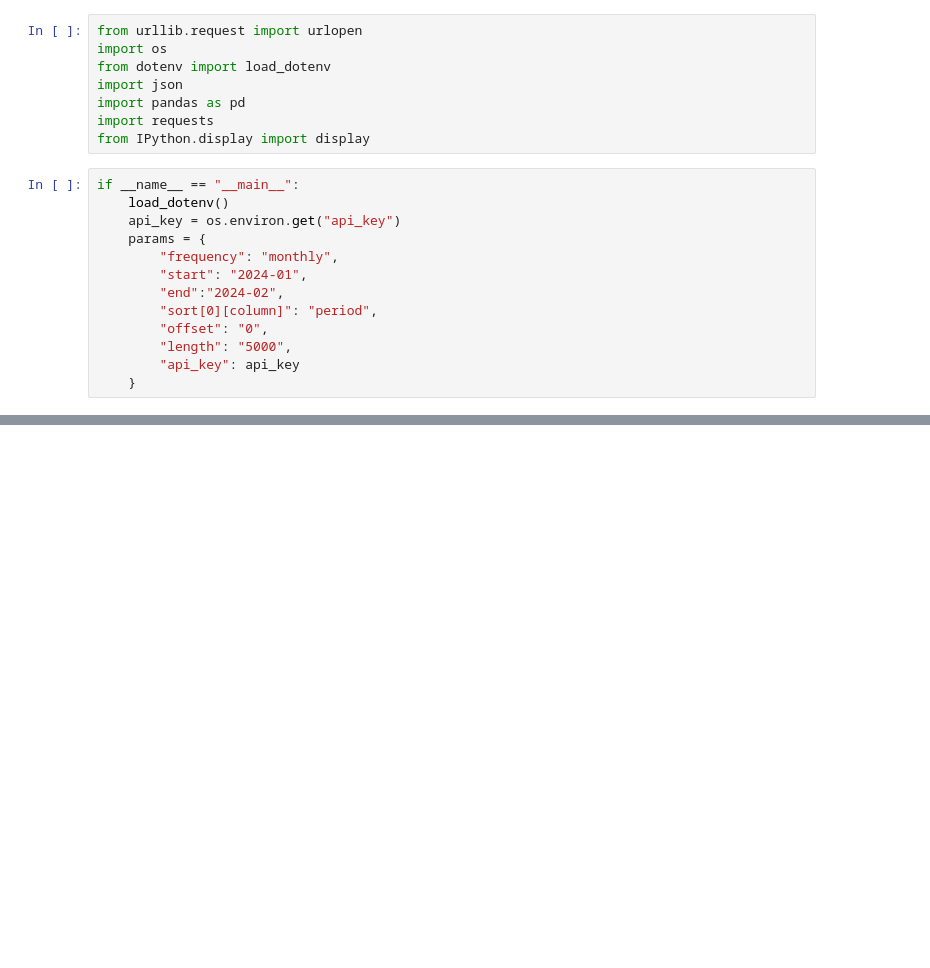
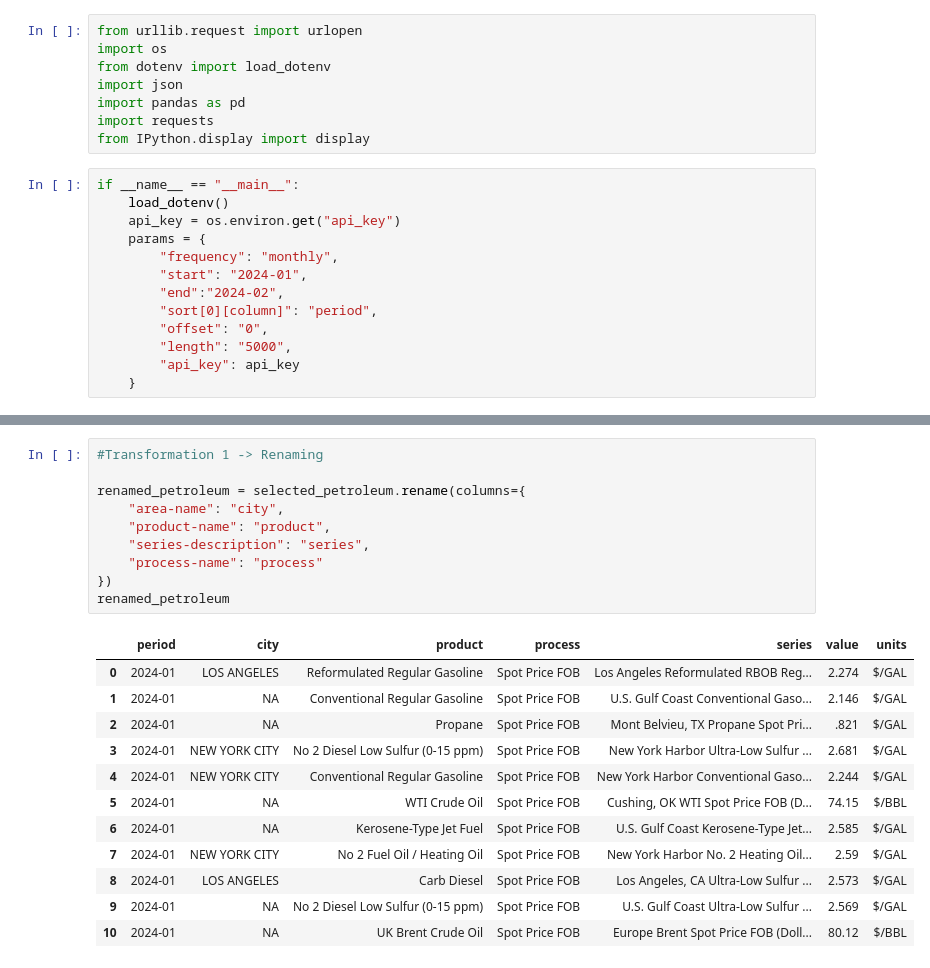
Before and after one commit to jakeshivers/DEC-project-1, a Jupyter notebook: petroleum.ipynb, the cells around one changed output, grey strips where cells are left out. Cells and saved outputs as stored; diff of their text form; blank space fills up the shorter version.

Commit message:
Transformations Added

```diff
--- a/petroleum.ipynb
+++ b/petroleum.ipynb
@@ -46,0 +68,23 @@ postgres_clinet = PostgresQL
+# %%
+#Transformation 1 -> Renaming
+
+renamed_petroleum = selected_petroleum.rename(columns={
+    "area-name": "city",
+    "product-name": "product",
+    "series-description": "series",
+    "process-name": "process"
+})
+renamed_petroleum
+# %% [output]
+|  | period | city | product | process | series | value | units |
+| 0 | 2024-01 | LOS ANGELES | Reformulated Regular Gasoline | Spot Price FOB | Los Angeles Reformulated RBOB Reg... | 2.274 | $/GAL |
+| 1 | 2024-01 | NA | Conventional Regular Gasoline | Spot Price FOB | U.S. Gulf Coast Conventional Gaso... | 2.146 | $/GAL |
+| 2 | 2024-01 | NA | Propane | Spot Price FOB | Mont Belvieu, TX Propane Spot Pri... | .821 | $/GAL |
+| 3 | 2024-01 | NEW YORK CITY | No 2 Diesel Low Sulfur (0-15 ppm) | Spot Price FOB | New York Harbor Ultra-Low Sulfur ... | 2.681 | $/GAL |
+| 4 | 2024-01 | NEW YORK CITY | Conventional Regular Gasoline | Spot Price FOB | New York Harbor Conventional Gaso... | 2.244 | $/GAL |
+| 5 | 2024-01 | NA | WTI Crude Oil | Spot Price FOB | Cushing, OK WTI Spot Price FOB (D... | 74.15 | $/BBL |
+| 6 | 2024-01 | NA | Kerosene-Type Jet Fuel | Spot Price FOB | U.S. Gulf Coast Kerosene-Type Jet... | 2.585 | $/GAL |
+| 7 | 2024-01 | NEW YORK CITY | No 2 Fuel Oil / Heating Oil | Spot Price FOB | New York Harbor No. 2 Heating Oil... | 2.59 | $/GAL |
+| 8 | 2024-01 | LOS ANGELES | Carb Diesel | Spot Price FOB | Los Angeles, CA Ultra-Low Sulfur ... | 2.573 | $/GAL |
+| 9 | 2024-01 | NA | No 2 Diesel Low Sulfur (0-15 ppm) | Spot Price FOB | U.S. Gulf Coast Ultra-Low Sulfur ... | 2.569 | $/GAL |
+| 10 | 2024-01 | NA | UK Brent Crude Oil | Spot Price FOB | Europe Brent Spot Price FOB (Doll... | 80.12 | $/BBL |
```
Also changed, not shown: parts of 10 cells of this notebook.
